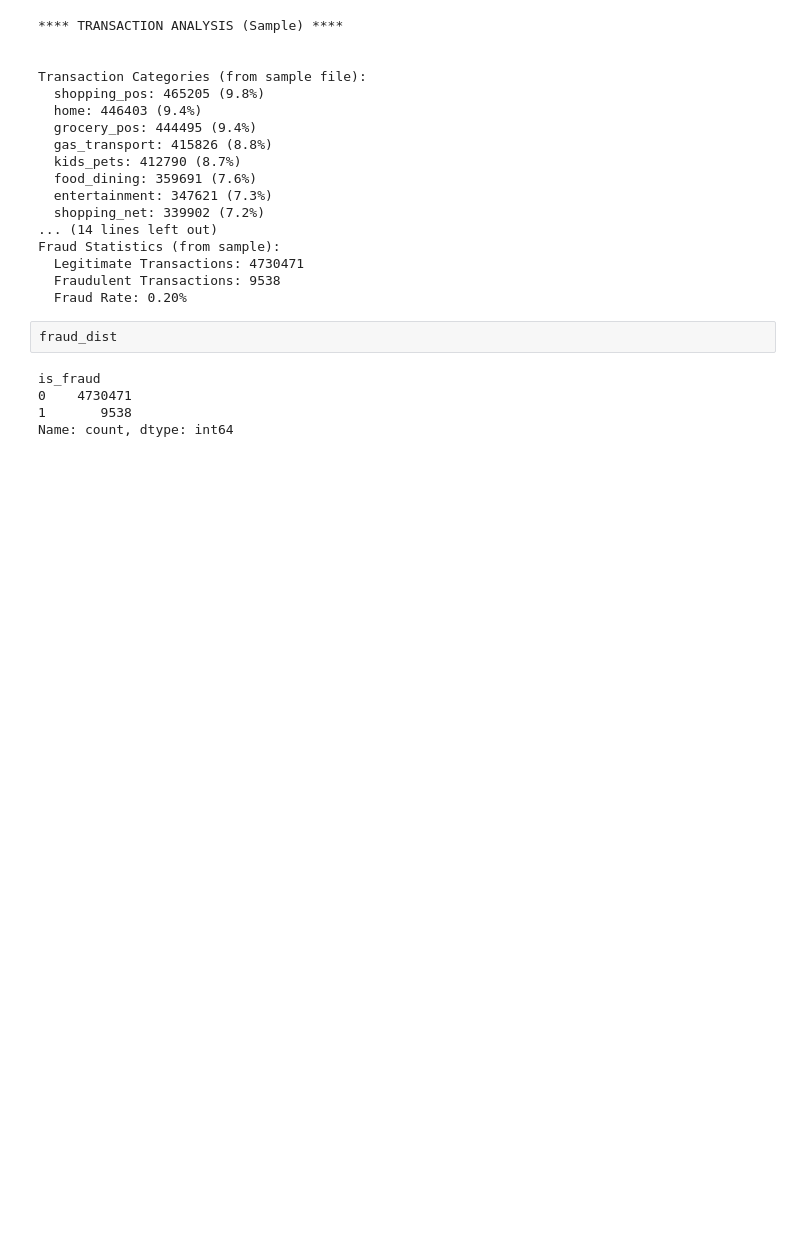
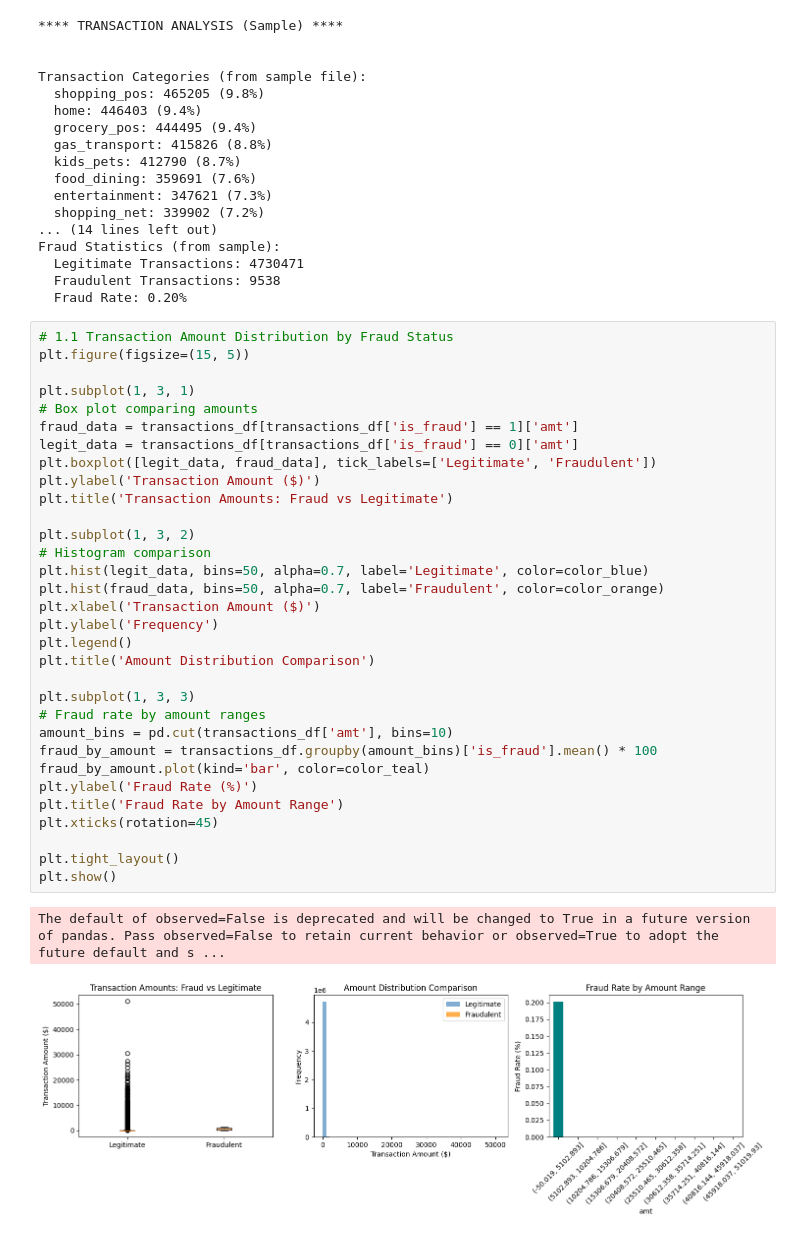
Before and after one commit to lcabrp/card_transactions_analysis, a Jupyter notebook: 02_analysis.ipynb, the cells around one changed output. Drawn from its saved outputs; the diff is of its cells as text; blank space fills up the shorter version.

Commit message:
Adding more visuals

```diff
--- a/02_analysis.ipynb
+++ b/02_analysis.ipynb
@@ -313,10 +313,38 @@ Fraud Statistics (from sample):
   Legitimate Transactions: 4730471
   Fraudulent Transactions: 9538
   Fraud Rate: 0.20%
-# %%
-fraud_dist
-# %% [output]
-is_fraud
-0    4730471
-1       9538
-Name: count, dtype: int64
+# %%
+# 1.1 Transaction Amount Distribution by Fraud Status
+plt.figure(figsize=(15, 5))
+
+plt.subplot(1, 3, 1)
+# Box plot comparing amounts
+fraud_data = transactions_df[transactions_df['is_fraud'] == 1]['amt']
+legit_data = transactions_df[transactions_df['is_fraud'] == 0]['amt']
+plt.boxplot([legit_data, fraud_data], tick_labels=['Legitimate', 'Fraudulent'])
+plt.ylabel('Transaction Amount ($)')
+plt.title('Transaction Amounts: Fraud vs Legitimate')
+
+plt.subplot(1, 3, 2)
+# Histogram comparison
+plt.hist(legit_data, bins=50, alpha=0.7, label='Legitimate', color=color_blue)
+plt.hist(fraud_data, bins=50, alpha=0.7, label='Fraudulent', color=color_orange)
+plt.xlabel('Transaction Amount ($)')
+plt.ylabel('Frequency')
+plt.legend()
+plt.title('Amount Distribution Comparison')
+
+plt.subplot(1, 3, 3)
+# Fraud rate by amount ranges
+amount_bins = pd.cut(transactions_df['amt'], bins=10)
+fraud_by_amount = transactions_df.groupby(amount_bins)['is_fraud'].mean() * 100
+fraud_by_amount.plot(kind='bar', color=color_teal)
+plt.ylabel('Fraud Rate (%)')
+plt.title('Fraud Rate by Amount Range')
+plt.xticks(rotation=45)
+
+plt.tight_layout()
+plt.show()
+# %% [output]
+The default of observed=False is deprecated and will be changed to True in a future version of pandas. Pass observed=False to retain current behavior or observed=True to adopt the future default and s ...
+[figure, added]
```
Also changed, not shown: parts of 4 cells of this notebook.
